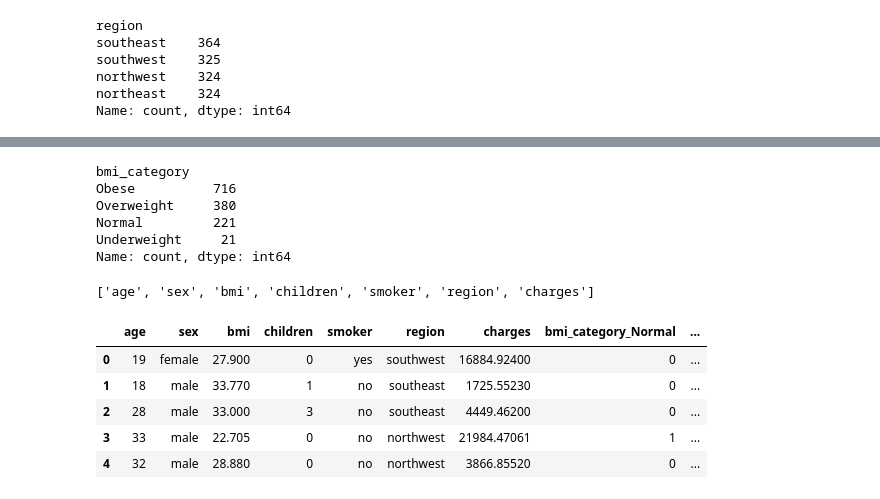
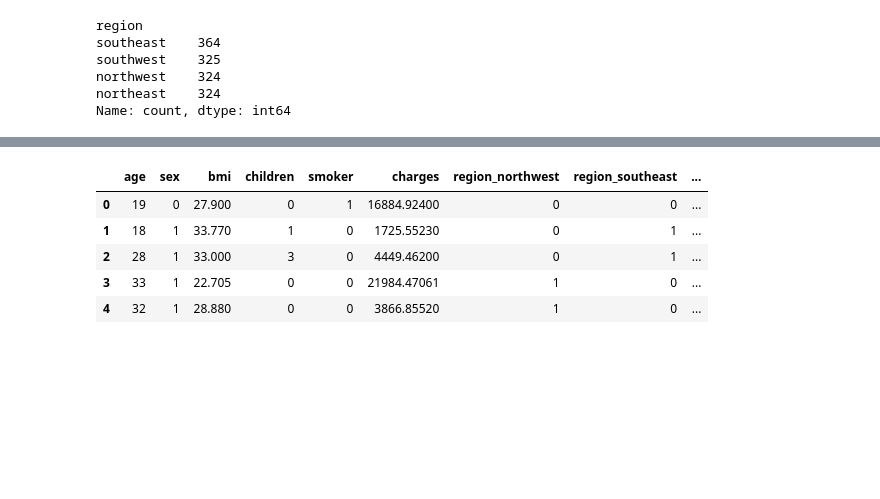
Before and after one commit to sat-06/InsurAI, a Jupyter notebook: notebooks/02_preprocessing.ipynb, the cells around one changed output, grey strips where cells are left out. Drawn from its saved outputs; the diff is of its cells as text; code cells hidden in the pictures; blank space fills up the shorter version.

```diff
--- a/notebooks/02_preprocessing.ipynb
+++ b/notebooks/02_preprocessing.ipynb
@@ -109,4 +95,0 @@ df.head(5)
-# %%
-## Label encoding for the smoker column
-df['smoker'] = df['smoker'].map({'yes': 1, 'no': 0})
-df.head(5)
@@ -120,6 +95,0 @@ df.head(5)
-# %%
-df=pd.read_csv(r"C:\Users\HP\Downloads\insurance.csv")
-# %%
-## One hot encoding for the region column
-df = pd.get_dummies(df, columns=['region'], drop_first=True, dtype=int)
-df.head(5)
@@ -152,15 +95,0 @@ df.head(5)
-# %%
-df['bmi_category'].value_counts()
-# %% [output]
-bmi_category
-Obese          716
-Overweight     380
-Normal         221
-Underweight     21
-Name: count, dtype: int64
-# %%
-df=pd.read_csv(r"C:\Users\HP\Downloads\insurance.csv")
-# %%
-df.columns.tolist()
-# %% [output]
-['age', 'sex', 'bmi', 'children', 'smoker', 'region', 'charges']
@@ -173,15 +96,36 @@ df['bmi_category'] = pd.cut(
-# %%
-df = pd.get_dummies(
-    df,
-    columns=['bmi_category'],
-    drop_first=True,
-    dtype=int
-)
-df.head()
-# %% [output]
-|  | age | sex | bmi | children | smoker | region | charges | bmi_category_Normal | ... |
-| 0 | 19 | female | 27.900 | 0 | yes | southwest | 16884.92400 | 0 | ... |
-| 1 | 18 | male | 33.770 | 1 | no | southeast | 1725.55230 | 0 | ... |
-| 2 | 28 | male | 33.000 | 3 | no | southeast | 4449.46200 | 0 | ... |
-| 3 | 33 | male | 22.705 | 0 | no | northwest | 21984.47061 | 1 | ... |
-| 4 | 32 | male | 28.880 | 0 | no | northwest | 3866.85520 | 0 | ... |
+# %%
+# Label Encoding
+df['sex'] = df['sex'].map({'female':0, 'male':1})
+df['smoker'] = df['smoker'].map({'no':0, 'yes':1})
+
+# One Hot Encoding Region
+df = pd.get_dummies(
+    df,
+    columns=['region'],
+    drop_first=True,
+    dtype=int
+)
+
+# BMI Categories
+df['bmi_category'] = pd.cut(
+    df['bmi'],
+    bins=[0, 18.5, 24.9, 29.9, float('inf')],
+    labels=['Underweight', 'Normal', 'Overweight', 'Obese']
+)
+
+# One Hot Encoding BMI Categories
+df = pd.get_dummies(
+    df,
+    columns=['bmi_category'],
+    drop_first=True,
+    dtype=int
+)
+
+df.head()
+# %% [output]
+|  | age | sex | bmi | children | smoker | charges | region_northwest | region_southeast | ... |
+| 0 | 19 | 0 | 27.900 | 0 | 1 | 16884.92400 | 0 | 0 | ... |
+| 1 | 18 | 1 | 33.770 | 1 | 0 | 1725.55230 | 0 | 1 | ... |
+| 2 | 28 | 1 | 33.000 | 3 | 0 | 4449.46200 | 0 | 1 | ... |
+| 3 | 33 | 1 | 22.705 | 0 | 0 | 21984.47061 | 1 | 0 | ... |
+| 4 | 32 | 1 | 28.880 | 0 | 0 | 3866.85520 | 1 | 0 | ... |
```
Also changed, not shown: parts of 7 cells of this notebook.
